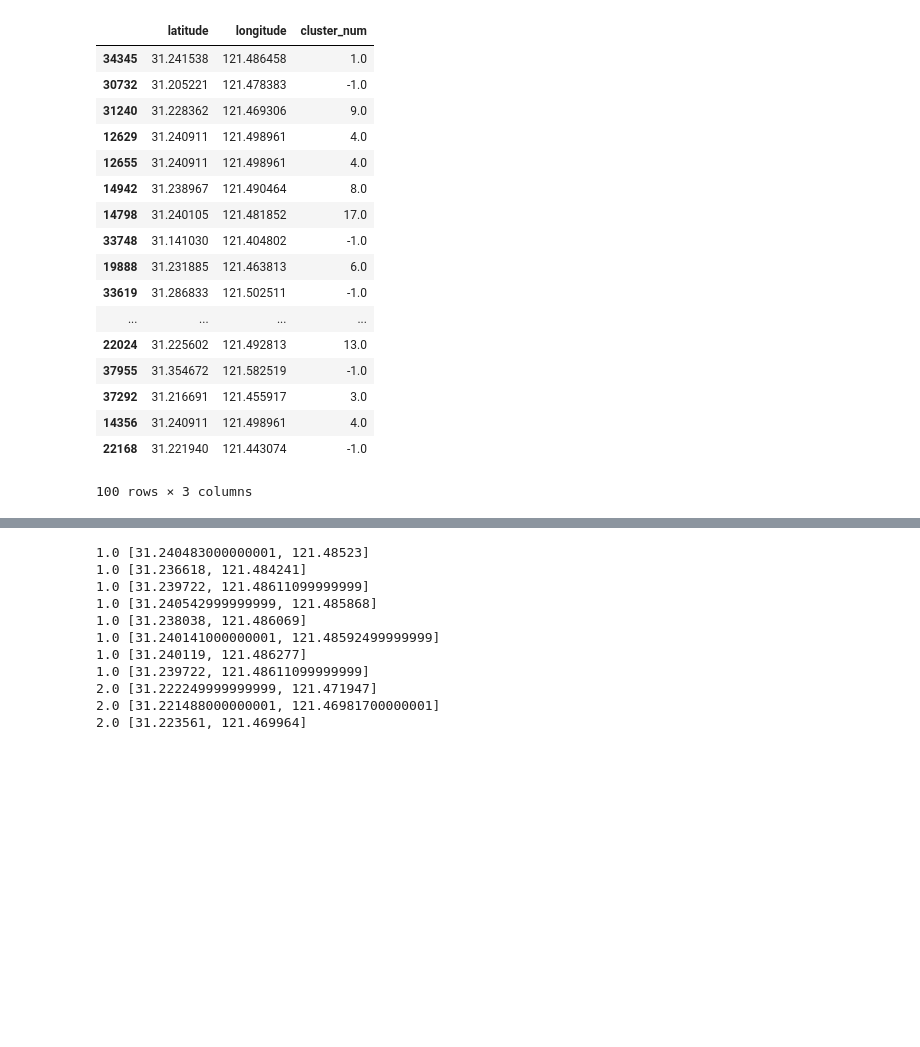
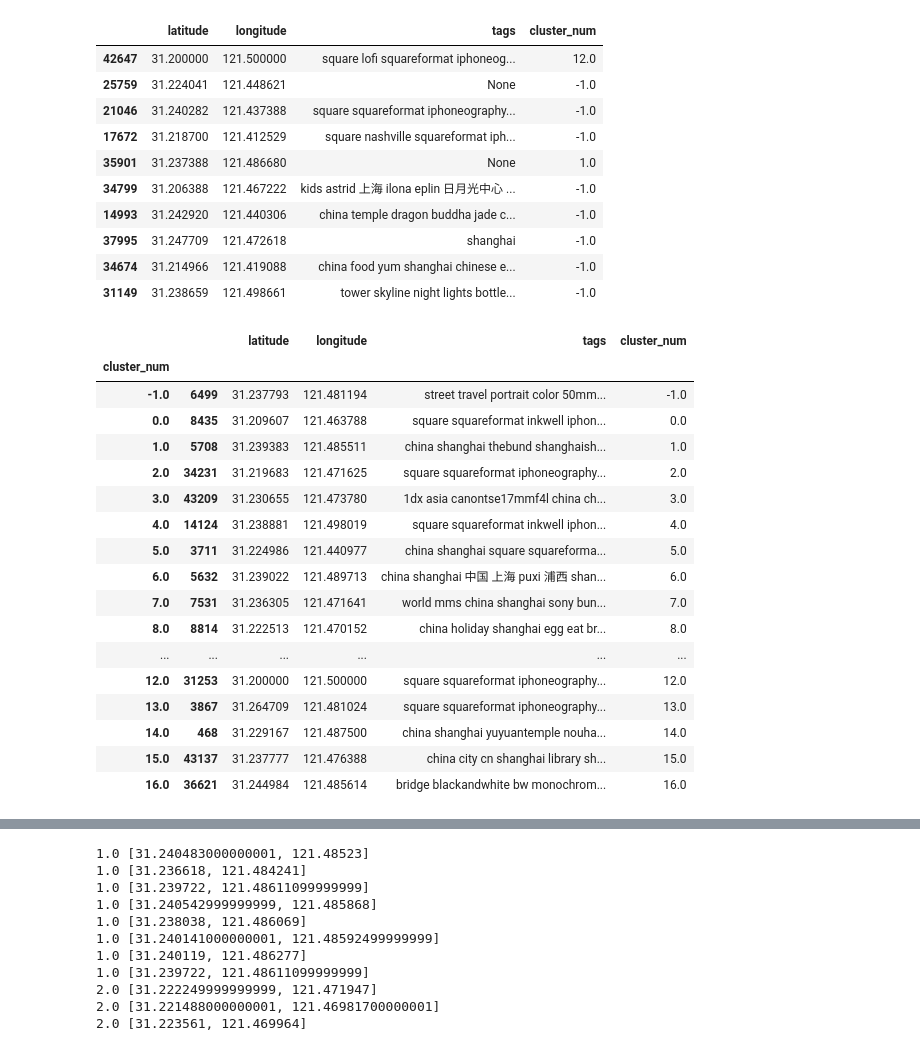
Before and after one commit to sylvainma/Explorify, a Jupyter notebook: notebooks/flickr-dbscan-tags.ipynb, the cells around one changed output, grey strips where cells are left out. Cells and saved outputs as stored; diff of their text form; code cells hidden in the pictures; blank space fills up the shorter version.

```diff
--- a/notebooks/flickr-dbscan-tags.ipynb
+++ b/notebooks/flickr-dbscan-tags.ipynb
@@ -63,12 +63,12 @@ def to_geojson(df, groupby, lat, lng, cols, dumps=True):
         return json.dumps(get_geojson(features))
     return get_geojson(features)
 # %%
-"""b_dir = os.path.normpath(os.path.join(os.getcwd(), '..'))
+nb_dir = os.path.normpath(os.path.join(os.getcwd(), '..'))
 os.listdir(nb_dir)
 if nb_dir not in sys.path:
-    sys.path.append(nb_dir)"""
+    sys.path.append(nb_dir)
 
-f = '../data/UTSEUS-shanghai-dianping.db'
+f = '../data/UTSEUS-shanghai-flickr.sqlite'
 # %%
 import sqlite3
 conn = sqlite3.connect(f)
@@ -88,10 +88,10 @@ photos.head()
 | 4 | 21049047 | 31.234380 | 121.494541 | 40264825@N00 | 16 | 22726050.0 | 2004 | 11 | 30 | Bund, Early Morning (Shanghai) | holga cityscape shanghai | ... |
 # %%
 # Don't forget to remove "sample" to get full dataset
-data_dbscan = photos[[1, 2]].sample(500)
-data_dbscan.columns = ['latitude', 'longitude']
+data_dbscan = photos[[1, 2, 10]].sample(500)
+data_dbscan.columns = ['latitude', 'longitude', 'tags']
 data_dbscan.head()
-X = data_dbscan.values
+X = data_dbscan[['latitude', 'longitude']].values
 # %%
 kms_per_radian = 6371.0088
 
@@ -108,23 +108,42 @@ for label in set(labels):
     df = data_dbscan[(labels == label)]
     data_dbscan.loc[df.index, 'cluster_num'] = int(label)
 # %%
-data_dbscan.sample(100)
+data_dbscan.sample(10)
 # %% [output]
-|  | latitude | longitude | cluster_num |
-| 34345 | 31.241538 | 121.486458 | 1.0 |
-| 30732 | 31.205221 | 121.478383 | -1.0 |
-| 31240 | 31.228362 | 121.469306 | 9.0 |
-| 12629 | 31.240911 | 121.498961 | 4.0 |
-| 12655 | 31.240911 | 121.498961 | 4.0 |
-| 14942 | 31.238967 | 121.490464 | 8.0 |
-| 14798 | 31.240105 | 121.481852 | 17.0 |
-| 33748 | 31.141030 | 121.404802 | -1.0 |
-| 19888 | 31.231885 | 121.463813 | 6.0 |
-| 33619 | 31.286833 | 121.502511 | -1.0 |
-| ... | ... | ... | ... |
-| 22024 | 31.225602 | 121.492813 | 13.0 |
-| 37955 | 31.354672 | 121.582519 | -1.0 |
-| 37292 | 31.216691 | 121.455917 | 3.0 |
-| 14356 | 31.240911 | 121.498961 | 4.0 |
-| 22168 | 31.221940 | 121.443074 | -1.0 |
+|  | latitude | longitude | tags | cluster_num |
+| 42647 | 31.200000 | 121.500000 | square lofi squareformat iphoneog... | 12.0 |
+| 25759 | 31.224041 | 121.448621 | None | -1.0 |
+| 21046 | 31.240282 | 121.437388 | square squareformat iphoneography... | -1.0 |
+| 17672 | 31.218700 | 121.412529 | square nashville squareformat iph... | -1.0 |
+| 35901 | 31.237388 | 121.486680 | None | 1.0 |
+| 34799 | 31.206388 | 121.467222 | kids astrid 上海 ilona eplin 日月光中心 ... | -1.0 |
+| 14993 | 31.242920 | 121.440306 | china temple dragon buddha jade c... | -1.0 |
+| 37995 | 31.247709 | 121.472618 | shanghai | -1.0 |
+| 34674 | 31.214966 | 121.419088 | china food yum shanghai chinese e... | -1.0 |
+| 31149 | 31.238659 | 121.498661 | tower skyline night lights bottle... | -1.0 |
-100 rows × 3 columns
+# %%
+def compute_middle_point(df):
+    tags = df['tags'].str.cat(sep=' ')
+    return df.assign(tags=tags)[:1]
+
+final_data = data_dbscan.groupby('cluster_num').apply(lambda df: compute_middle_point(df))
+final_data
+# %% [output]
+|  |  | latitude | longitude | tags | cluster_num |
+| cluster_num |  |  |  |  |  |
+| -1.0 | 6499 | 31.237793 | 121.481194 | street travel portrait color 50mm... | -1.0 |
+| 0.0 | 8435 | 31.209607 | 121.463788 | square squareformat inkwell iphon... | 0.0 |
+| 1.0 | 5708 | 31.239383 | 121.485511 | china shanghai thebund shanghaish... | 1.0 |
+| 2.0 | 34231 | 31.219683 | 121.471625 | square squareformat iphoneography... | 2.0 |
+| 3.0 | 43209 | 31.230655 | 121.473780 | 1dx asia canontse17mmf4l china ch... | 3.0 |
+| 4.0 | 14124 | 31.238881 | 121.498019 | square squareformat inkwell iphon... | 4.0 |
+| 5.0 | 3711 | 31.224986 | 121.440977 | china shanghai square squareforma... | 5.0 |
+| 6.0 | 5632 | 31.239022 | 121.489713 | china shanghai 中国 上海 puxi 浦西 shan... | 6.0 |
+| 7.0 | 7531 | 31.236305 | 121.471641 | world mms china shanghai sony bun... | 7.0 |
+| 8.0 | 8814 | 31.222513 | 121.470152 | china holiday shanghai egg eat br... | 8.0 |
+| ... | ... | ... | ... | ... | ... |
+| 12.0 | 31253 | 31.200000 | 121.500000 | square squareformat iphoneography... | 12.0 |
+| 13.0 | 3867 | 31.264709 | 121.481024 | square squareformat iphoneography... | 13.0 |
+| 14.0 | 468 | 31.229167 | 121.487500 | china shanghai yuyuantemple nouha... | 14.0 |
+| 15.0 | 43137 | 31.237777 | 121.476388 | china city cn shanghai library sh... | 15.0 |
+| 16.0 | 36621 | 31.244984 | 121.485614 | bridge blackandwhite bw monochrom... | 16.0 |
```
Also changed, not shown: parts of 6 cells of this notebook, 2 other files.
